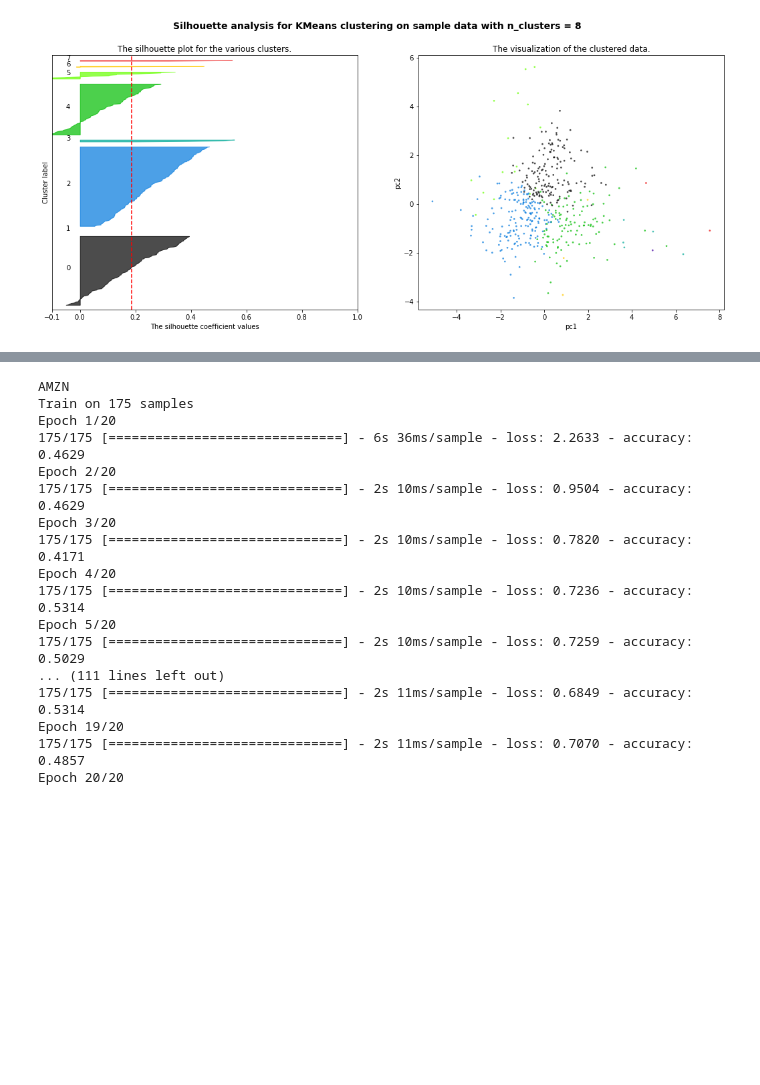
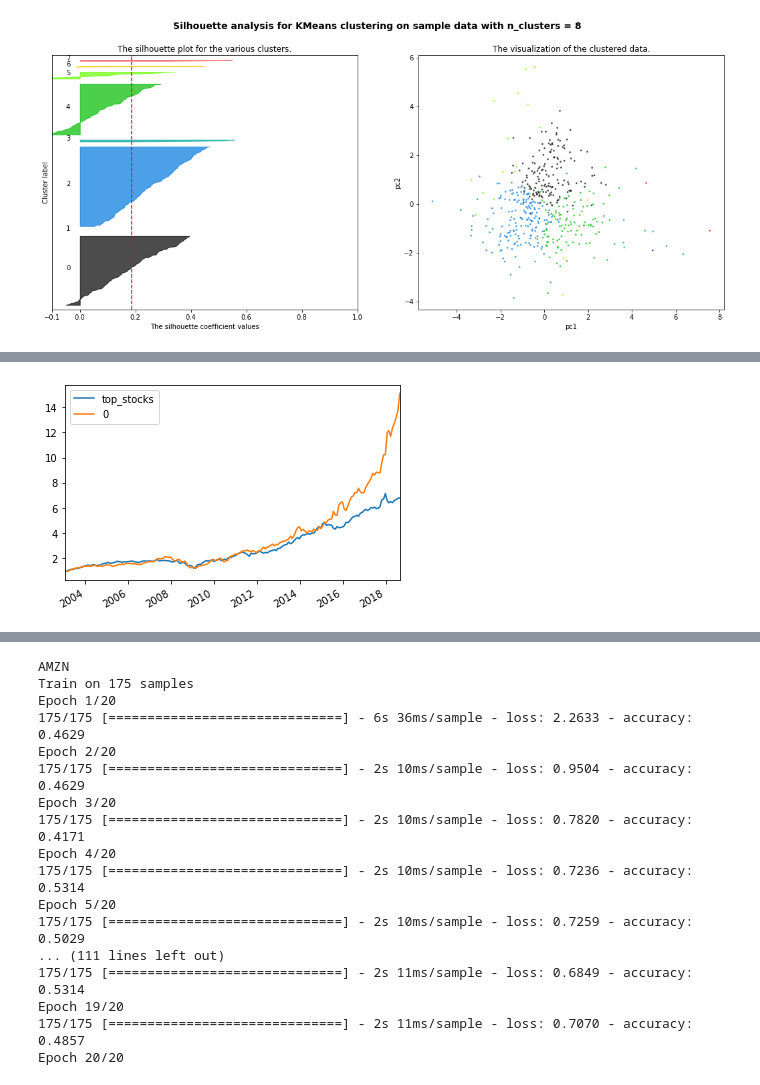
Before and after one commit to ekuo651/Machine-Learning-for-Stock-Selection, a Jupyter notebook: weiqing.ipynb, the cells around one changed output, grey strips where cells are left out. Cells and saved outputs as stored; diff of their text form; code cells hidden in the pictures; blank space fills up the shorter version.

Commit message:
cluster done

```diff
--- a/weiqing.ipynb
+++ b/weiqing.ipynb
@@ -335,7 +311,7 @@ for cluster in pred:
     print(f"cluster size: {len(tickers)}")
     tickers_df = pd.DataFrame(columns=tickers)
     cluster_sp = pd.concat([tickers_df,stock_prices], axis=0, join="inner")
-    cluster_sp_no_na = cluster_sp.fillna(cluster_sp.median()).dropna(axis=1, how="all")
+    cluster_sp_no_na = cluster_sp.dropna(axis=1)
     print(f"dataframe size: {cluster_sp_no_na.shape[1]}")
     colnames = cluster_sp_no_na.columns.to_frame().rename(columns={0:"Ticker"})
     marketcap = pd.merge(colnames, clusters, on="Ticker")[['IQ_MarketCap']].astype("float")
@@ -359,0 +480,3 @@ cluster_indices.to_csv("Data/cluster_index_prices.csv")
+# %%
+for eachdate in y_stacked.index.get_level_values(0).unique():
+    print(y_stacked.loc[eachdate].shape[0])
@@ -359,0 +508,15 @@ cluster_indices.to_csv("Data/cluster_index_prices.csv")
+# %%
+
+df_price=pd.read_csv("prices.csv")
+df_price.set_index(pd.to_datetime(df_price['Date'], infer_datetime_format=True), inplace=True)
+df_price.drop(columns=['Date','XLE US Equity', 'XLF US Equity', 'XLI US Equity',
+       'XLK US Equity', 'XLP US Equity', 'XLRE US Equity', 'XLU US Equity',
+       'XLV US Equity', 'XLY US Equity','XLB US Equity'], inplace=True)
+df_price = df_price.loc['2000-12-10':'2019-12-10']
+
+# Reading price data from stocks - monthly
+s_price_m=df_price.copy()
+s_price_m=s_price_m.groupby([s_price_m.index.year, s_price_m.index.month]).tail(1)
+ret_sp = s_price_m.pct_change()
+ret_sp = ret_sp.dropna(how='all')
+ret_sp
@@ -359,0 +538,76 @@ cluster_indices.to_csv("Data/cluster_index_prices.csv")
+# %%
+cluster_pctchange = cluster_indices.pct_change().dropna()
+
+
+pred = [0,1,2,3,7]
+for cluster_num in pred:
+    print(cluster_num)
+    indices = cluster_pctchange[[cluster_num]]
+    tickers = clusters[clusters['predictions']==cluster_num].Ticker.tolist()
+    ticers_df1 = pd.DataFrame(columns=tickers)
+    s_ret_m_cluster = pd.concat([ticers_df1, s_ret_m], axis = 0, join = 'inner')
+    df = s_ret_m_cluster.quantile(2/3, axis=1)
+    out_performers = pd.DataFrame(np.where(s_ret_m_cluster.gt(df, axis=0), 1, 0), columns = s_ret_m_cluster.columns, index = s_ret_m_cluster.index)
+    df2 = s_ret_m_cluster.quantile(1/3, axis=1)
+    under_performers = pd.DataFrame(np.where(s_ret_m_cluster.lt(df2, axis=0), -1, 0), columns = s_ret_m_cluster.columns, index = s_ret_m_cluster.index)
+    df_ylabel = out_performers + under_performers
+    df_ylabel = df_ylabel.stack().to_frame().rename(columns={0: "ylabel"})
+    df_ylabel.index.names = ['Date', 'Company']
+    tickers_df = pd.DataFrame(index=tickers)
+    tickers_df.index.names = ['Company']
+    new_stacked = tickers_df.join(y_stacked, how="inner")
+    new_stacked = new_stacked.join(df_ylabel, how="right")
+    company_num = new_stacked.loc[new_stacked.index.get_level_values(0)[0]].shape[0]
+    appended_data = pd.DataFrame(columns=['Prediction', 'Actual', 'Probability'])
+    feat = []
+    new_stacked = new_stacked.reset_index()
+    for x in range(12, 200):
+        print(x)
+        start_train=(x)*company_num
+        end_train=company_num*(x+12)
+        end_test=company_num*(x+13)
+        new_stacked1 = new_stacked.drop(columns=['Date', 'Company'])
+        train=new_stacked1[start_train:end_train]
+        #train.drop(columns=['Date','Company'], inplace=True)
+        #train["ylabel"].where((train["ylabel"]!=0) ,np.NaN,inplace=True)
+        train = train[train['ylabel']!=0]
+        train=train.fillna(0.5)
+        test=new_stacked1[end_train:end_test]
+        test = test[test['ylabel'] != 0]
+        test=test.fillna(0.5)
+        y_train = train["ylabel"].values.reshape(-1, 1)
+        X_train_scaled=train.copy()
+        X_train_scaled.drop(columns=['ylabel'], inplace=True)
+        y_test = test["ylabel"].values.reshape(-1, 1)
+        X_test_scaled=test.copy()
+        X_test_scaled.drop(columns=['ylabel'], inplace=True)
+        learning_rate=1
+        classifier = GradientBoostingClassifier(n_estimators=20, learning_rate=learning_rate, max_features=5, max_depth=3)
+        classifier.fit(X_train_scaled, y_train.ravel())
+        predictions = classifier.predict(X_test_scaled)
+        predictions_prob = classifier.predict_proba(X_test_scaled)
+        df_pred=pd.DataFrame({"Prediction": predictions, "Actual": y_test.ravel() , "Probability": predictions_prob[:, 1]})
+        df_pred.index=test.index
+        appended_data = pd.concat([appended_data,df_pred])
+        temp=classifier.feature_importances_
+        feat.append(temp)
+    signal = appended_data['Probability'].to_frame()
+    signal_all = pd.concat([new_stacked, signal], axis="columns", join="outer").set_index(['Date', 'Company'])[['Probability']]
+    signal_all_unstack = signal_all.unstack()
+    signal_all_unstack = signal_all_unstack.shift(1)
+    N=int(company_num * 0.1)
+    df3 = signal_all_unstack.mask(signal_all_unstack.rank(axis=1, method='min', ascending=False) > N, 0)
+    df3[df3.isnull()] = 0
+    df3[df3 > 0] = 1/N
+    df4 = pd.np.multiply(s_ret_m_cluster, df3)
+    df4[df4.isnull()] = 0   # nan
+    df4=df4.sum(axis=1).to_frame().rename(columns={0:"top_stocks"})
+    index_compare = pd.concat([df4, indices], axis = 1, join="inner")
+    index_compare = pd.concat([index_compare, ret_sp], axis = 1, join)
+    index_compare = index_compare[index_compare.top_stocks!=0]
+    index_compare = (1+index_compare).cumprod()
+    filename = "Figure/cluster_" + str(cluster_num) + ".png"
+    plt = index_compare.plot()
+    fig = plt.get_figure()
+    fig.savefig(filename)
+# %% [output]
@@ -359,0 +631 @@ cluster_indices.to_csv("Data/cluster_index_prices.csv")
+[figure, added]
```
Also changed, not shown: parts of 32 cells of this notebook, 19 other files.
